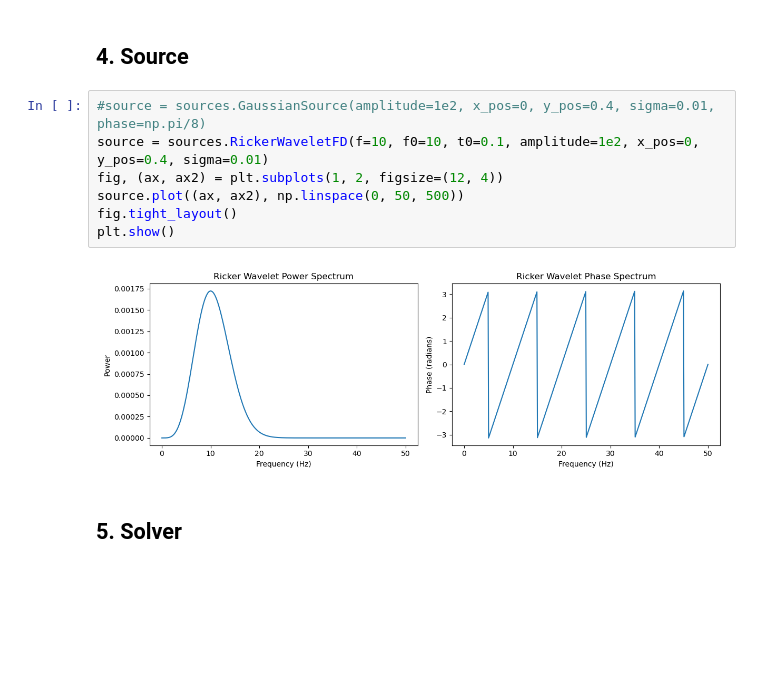
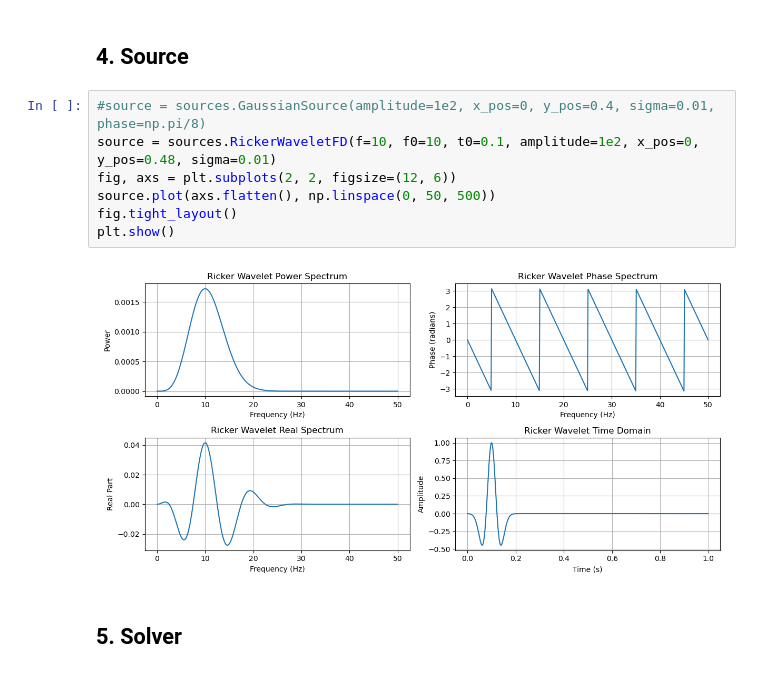
Before and after one commit to JulianSoZa/seismic_wave_propagation, a Jupyter notebook: notebooks/analysis/helmholtz_solver.ipynb, the cells around one changed output. Cells and saved outputs as stored; diff of their text form; blank space fills up the shorter version.

Commit message:
Update helmholtz_solver.ipynb
Updating source plot

```diff
--- a/notebooks/analysis/helmholtz_solver.ipynb
+++ b/notebooks/analysis/helmholtz_solver.ipynb
@@ -90,13 +90,13 @@ plt.show()
 ## 4. Source
 # %%
 #source = sources.GaussianSource(amplitude=1e2, x_pos=0, y_pos=0.4, sigma=0.01, phase=np.pi/8)
-source = sources.RickerWaveletFD(f=10, f0=10, t0=0.1, amplitude=1e2, x_pos=0, y_pos=0.4, sigma=0.01)
-fig, (ax, ax2) = plt.subplots(1, 2, figsize=(12, 4))
-source.plot((ax, ax2), np.linspace(0, 50, 500))
+source = sources.RickerWaveletFD(f=10, f0=10, t0=0.1, amplitude=1e2, x_pos=0, y_pos=0.48, sigma=0.01)
+fig, axs = plt.subplots(2, 2, figsize=(12, 6))
+source.plot(axs.flatten(), np.linspace(0, 50, 500))
 fig.tight_layout()
 plt.show()
 # %% [output]
-[figure, old version]
+[figure, new version]
 # %% [markdown]
 ## 5. Solver
 # %%
```
Also changed, not shown: parts of 4 cells of this notebook.
